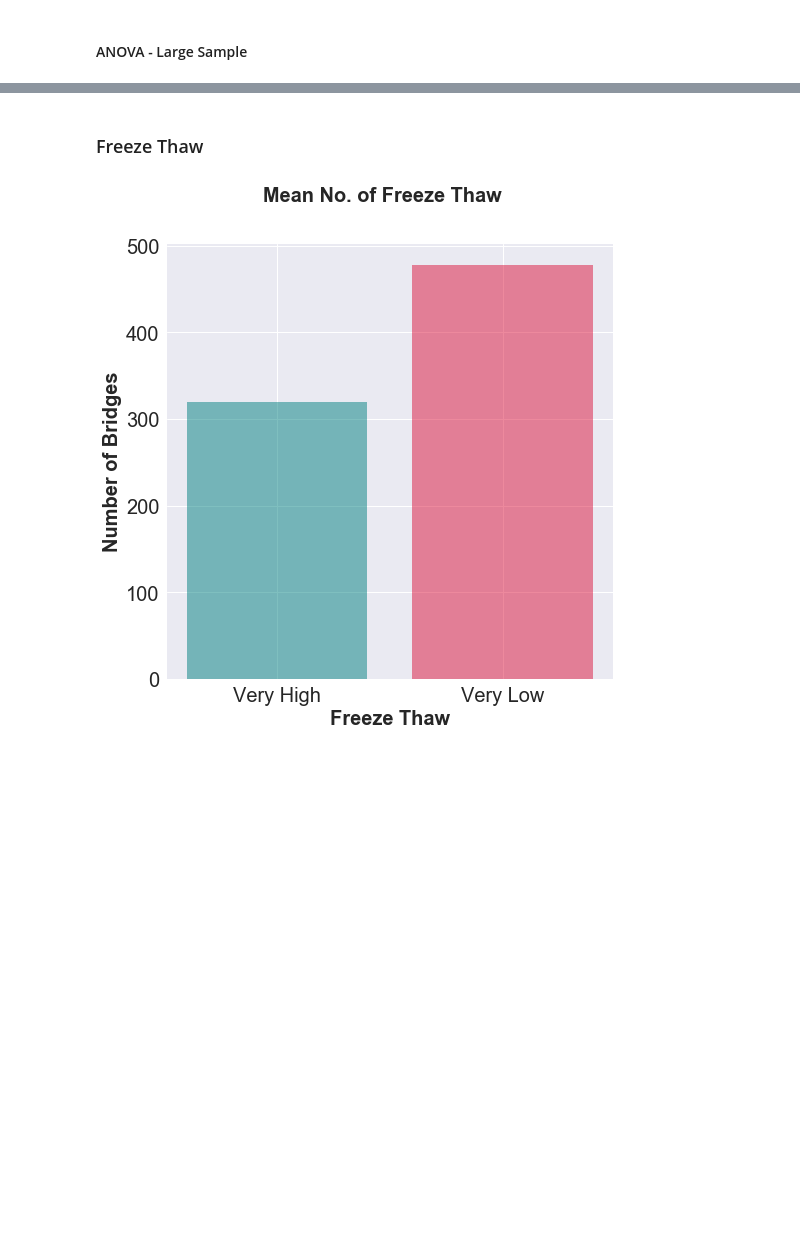
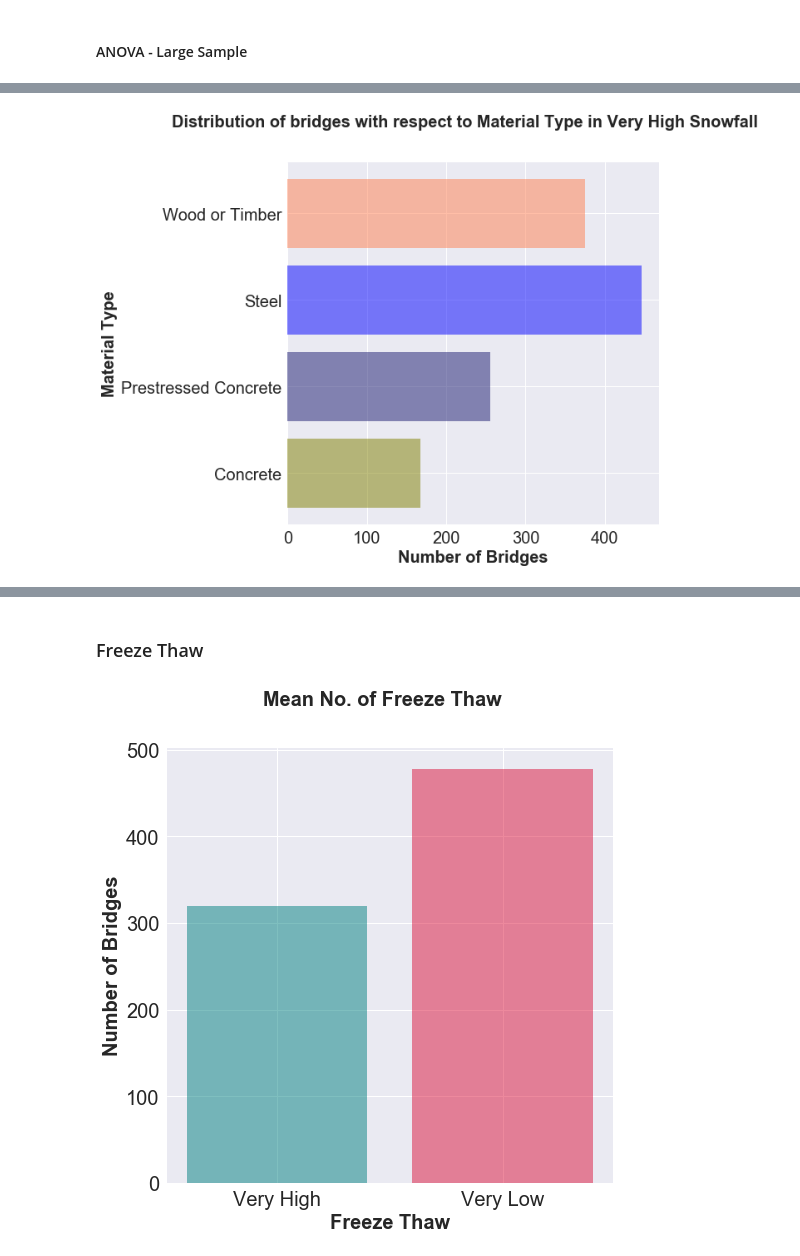
Before and after one commit to kaleoyster/thesis, a Jupyter notebook: analysis/06-03-19-effect-of-snowfall-on bridge-condition.ipynb, the cells around one changed output, grey strips where cells are left out. Saved outputs shown, nothing was run; the diff lists cells and outputs as text; code cells hidden in the pictures; blank space fills up the shorter version.

Commit message:
added material composition of the very high snowfall regions and very low snowfall regions

```diff
--- a/analysis/06-03-19-effect-of-snowfall-on bridge-condition.ipynb
+++ b/analysis/06-03-19-effect-of-snowfall-on bridge-condition.ipynb
@@ -285,0 +286,24 @@ aov(span_undersample, formula)
+# %%
+scores_high = df_anova[df_anova['snowfall'] == 'Very High']
+scores_high['materialname'] = retMaterialNames(scores_high['material'])
+low_mat = scores_high[scores_high['materialname'].isin(["Wood or Timber","Concrete", "Steel","Prestressed Concrete"])]
+count_mat = low_mat.groupby('materialname')['score'].count()
+
+# Plotting
+plt.figure(figsize=(8,8))
+plt.suptitle("Distribution of bridges with respect to Material Type in Very High Snowfall ", fontsize = 20, fontweight = 'bold')
+sns.set(font_scale=2)
+
+
+labels = ["Concrete", "Prestressed Concrete",\
+          "Steel", "Wood or Timber"]
+
+no_of_records = count_mat
+plt.barh(labels, no_of_records, align = 'center', alpha = 0.5, color = ['olive','midnightblue','blue','coral'])
+plt.xticks(size = 20, rotation = 0)
+plt.yticks(size = 20)
+plt.ylabel("Material Type", fontweight = 'bold', fontsize = 20)
+plt.xlabel("Number of Bridges", fontweight = 'bold', fontsize = 20)
+plt.show()
+# %% [output]
+[figure, added]
```
Also changed, not shown: parts of 5 cells of this notebook.
